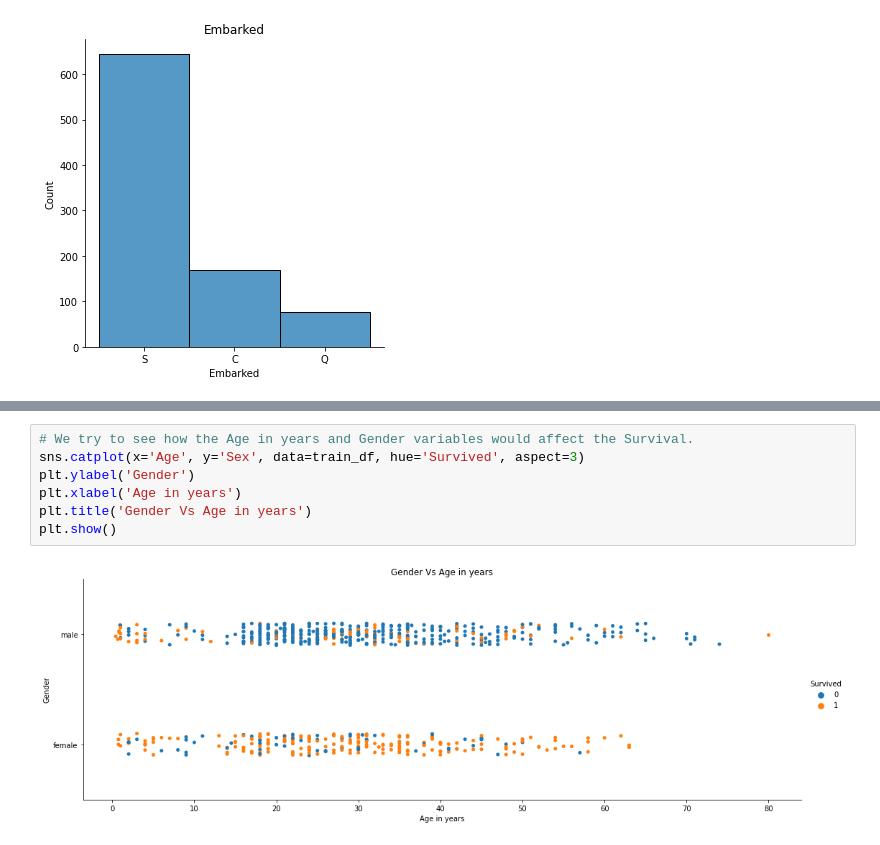
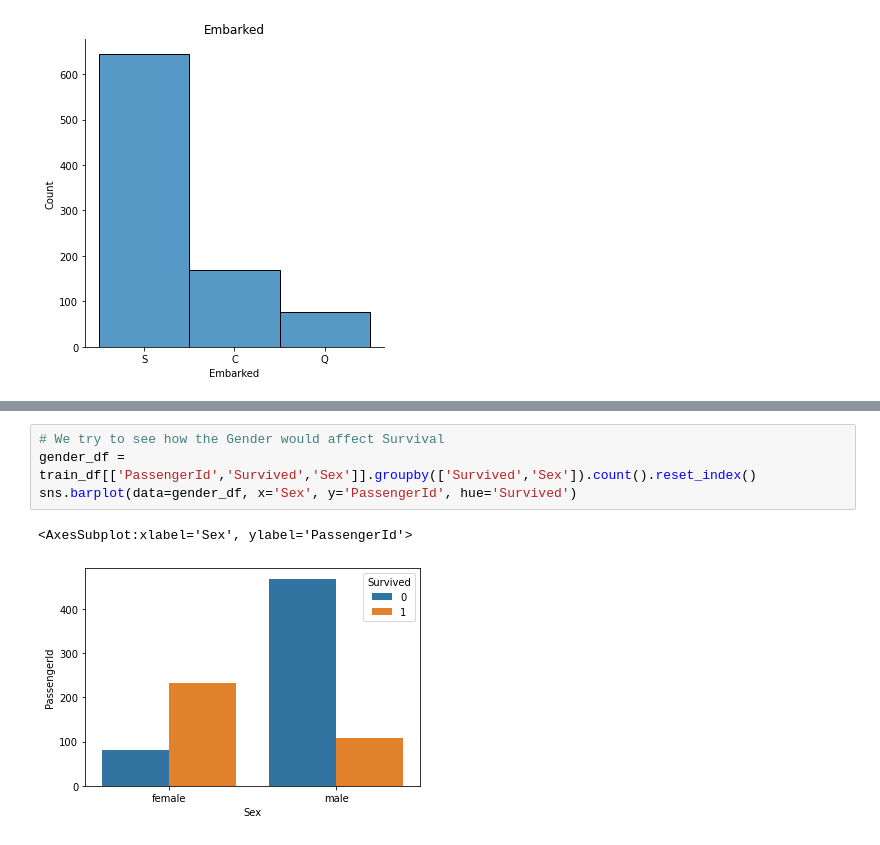
Before and after one commit to iwutung/Titanic-Machine-Learning-from-Disaster, a Jupyter notebook: Titanic-notebook.ipynb, the cells around one changed output, grey strips where cells are left out. Cells and saved outputs as stored; diff of their text form.

```diff
--- a/Titanic-notebook.ipynb
+++ b/Titanic-notebook.ipynb
@@ -158,9 +104,7 @@ plt.show()
-# %%
-# We try to see how the Age in years and Gender variables would affect the Survival.
-sns.catplot(x='Age', y='Sex', data=train_df, hue='Survived', aspect=3)
-plt.ylabel('Gender')
-plt.xlabel('Age in years')
-plt.title('Gender Vs Age in years')
-plt.show()
-# %% [output]
-[figure, removed]
+# %%
+# We try to see how the Gender would affect Survival
+gender_df = train_df[['PassengerId','Survived','Sex']].groupby(['Survived','Sex']).count().reset_index()
+sns.barplot(data=gender_df, x='Sex', y='PassengerId', hue='Survived')
+# %% [output]
+<AxesSubplot:xlabel='Sex', ylabel='PassengerId'>
+[figure, added]
```
Also changed, not shown: parts of 14 cells of this notebook.
